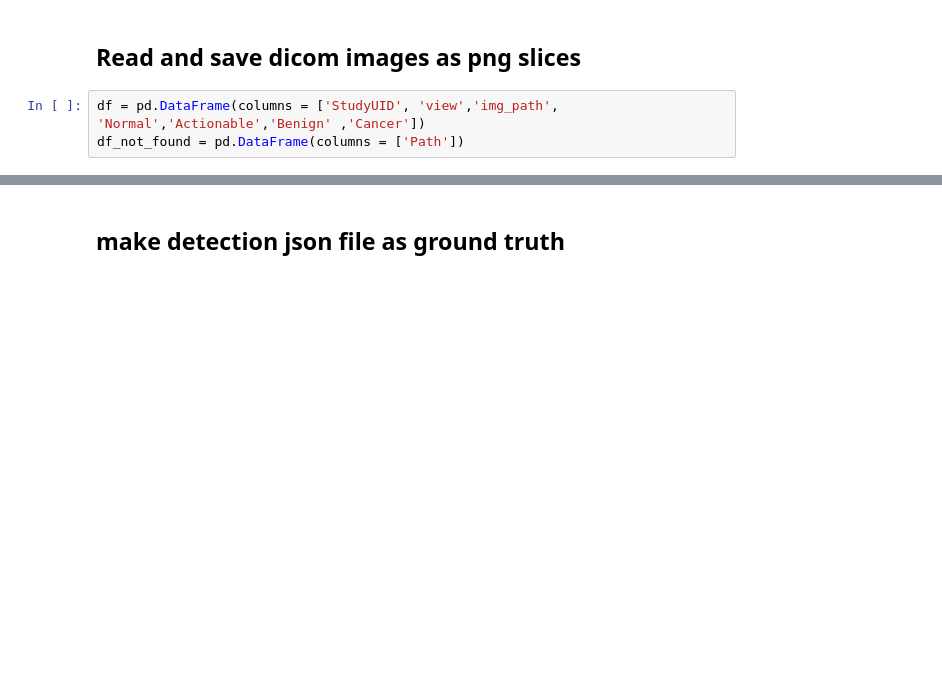
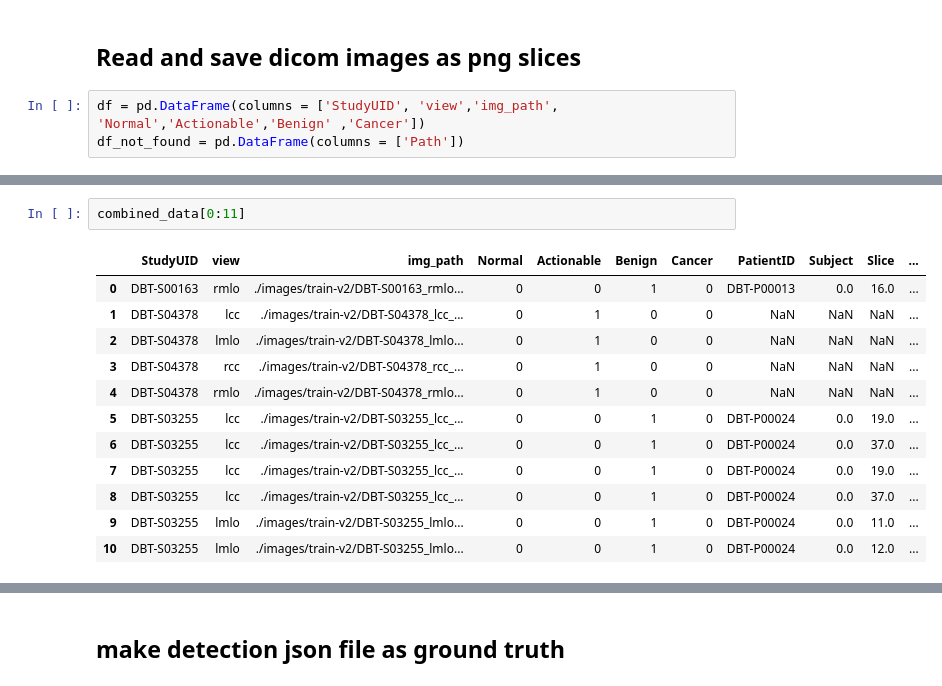
Before and after one commit to mikeadimech/Breast_Cancer_Detection_DBT, a Jupyter notebook: src/preprocess.ipynb, the cells around one changed output, grey strips where cells are left out. Drawn from its saved outputs; the diff is of its cells as text; blank space fills up the shorter version.

```diff
--- a/src/preprocess.ipynb
+++ b/src/preprocess.ipynb
@@ -107,0 +152,15 @@ label_list.to_csv("breast")
+# %%
+combined_data[0:11]
+# %% [output]
+|  | StudyUID | view | img_path | Normal | Actionable | Benign | Cancer | PatientID | Subject | Slice | ... |
+| 0 | DBT-S00163 | rmlo | ./images/train-v2/DBT-S00163_rmlo... | 0 | 0 | 1 | 0 | DBT-P00013 | 0.0 | 16.0 | ... |
+| 1 | DBT-S04378 | lcc | ./images/train-v2/DBT-S04378_lcc_... | 0 | 1 | 0 | 0 | NaN | NaN | NaN | ... |
+| 2 | DBT-S04378 | lmlo | ./images/train-v2/DBT-S04378_lmlo... | 0 | 1 | 0 | 0 | NaN | NaN | NaN | ... |
+| 3 | DBT-S04378 | rcc | ./images/train-v2/DBT-S04378_rcc_... | 0 | 1 | 0 | 0 | NaN | NaN | NaN | ... |
+| 4 | DBT-S04378 | rmlo | ./images/train-v2/DBT-S04378_rmlo... | 0 | 1 | 0 | 0 | NaN | NaN | NaN | ... |
+| 5 | DBT-S03255 | lcc | ./images/train-v2/DBT-S03255_lcc_... | 0 | 0 | 1 | 0 | DBT-P00024 | 0.0 | 19.0 | ... |
+| 6 | DBT-S03255 | lcc | ./images/train-v2/DBT-S03255_lcc_... | 0 | 0 | 1 | 0 | DBT-P00024 | 0.0 | 37.0 | ... |
+| 7 | DBT-S03255 | lcc | ./images/train-v2/DBT-S03255_lcc_... | 0 | 0 | 1 | 0 | DBT-P00024 | 0.0 | 19.0 | ... |
+| 8 | DBT-S03255 | lcc | ./images/train-v2/DBT-S03255_lcc_... | 0 | 0 | 1 | 0 | DBT-P00024 | 0.0 | 37.0 | ... |
+| 9 | DBT-S03255 | lmlo | ./images/train-v2/DBT-S03255_lmlo... | 0 | 0 | 1 | 0 | DBT-P00024 | 0.0 | 11.0 | ... |
+| 10 | DBT-S03255 | lmlo | ./images/train-v2/DBT-S03255_lmlo... | 0 | 0 | 1 | 0 | DBT-P00024 | 0.0 | 12.0 | ... |
```
Also changed, not shown: parts of 11 cells of this notebook, 4 other files.
